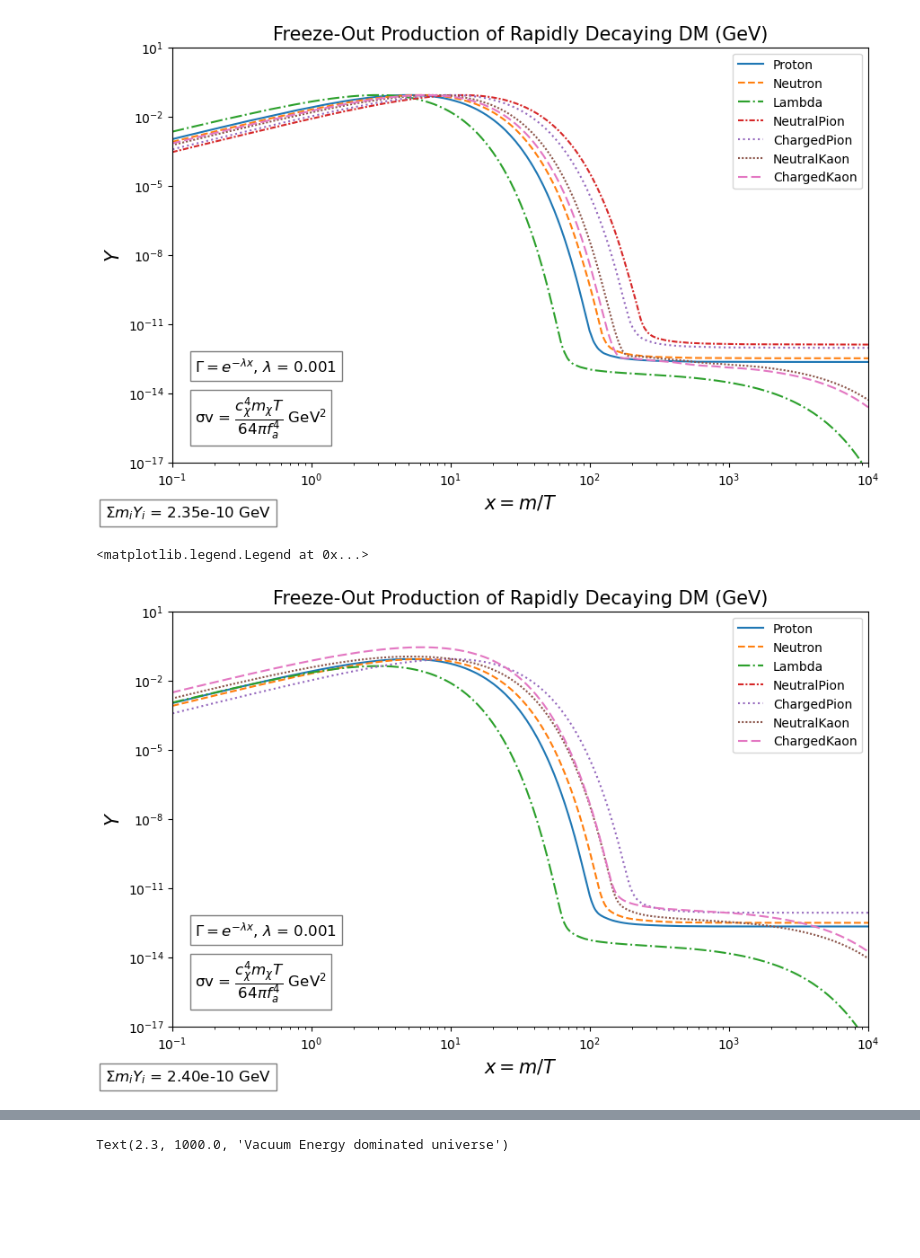
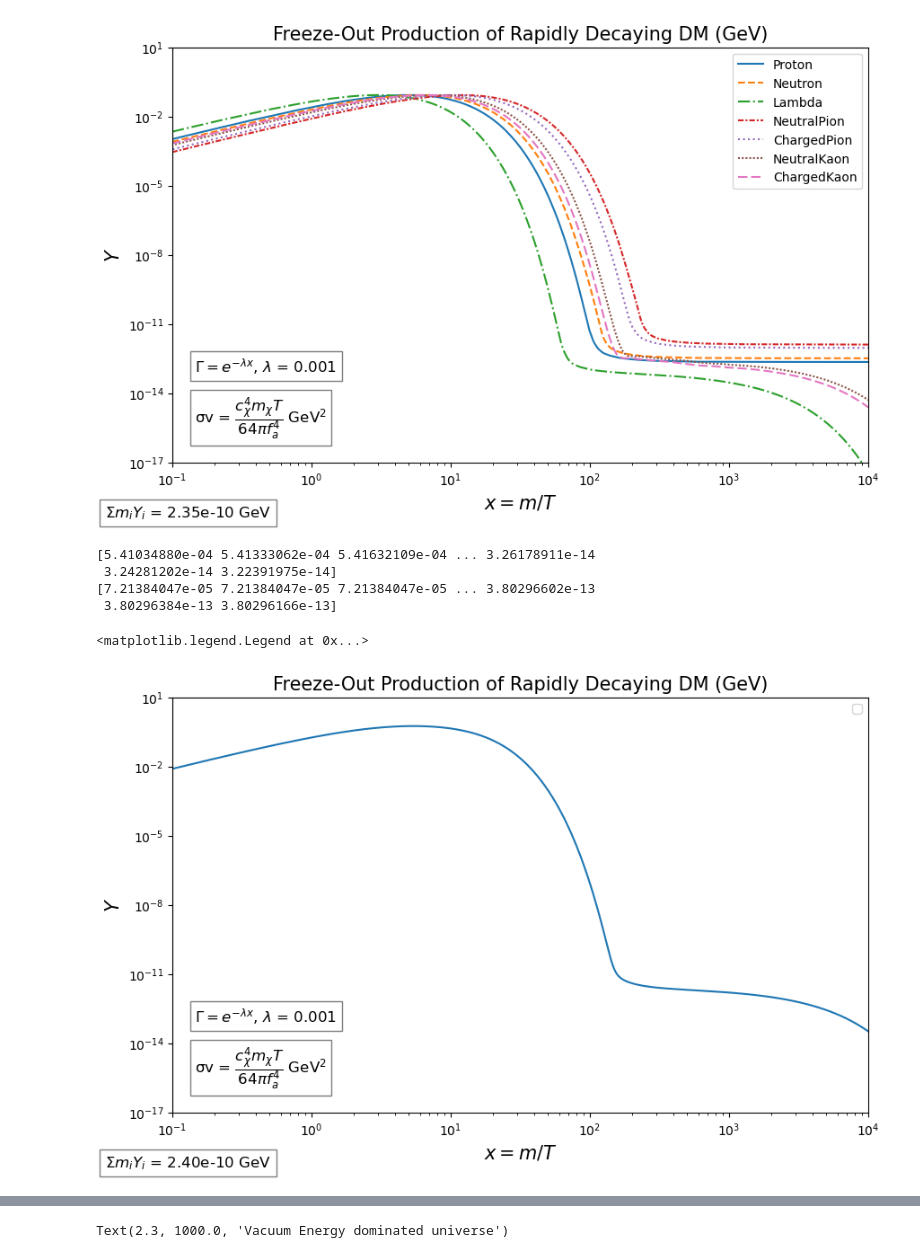
Before and after one commit to IgalPress/Thesis, a Jupyter notebook: FreezeOutCode.ipynb, the cells around one changed output, grey strips where cells are left out. Drawn from its saved outputs; the diff is of its cells as text; code cells hidden in the pictures; blank space fills up the shorter version.

Commit message:
Trying to fix the abundances being added properly for intermediate rate decay dark matter

```diff
--- a/FreezeOutCode.ipynb
+++ b/FreezeOutCode.ipynb
@@ -194,7 +194,7 @@ plt.legend()
 [figure]
 # %%
 # Integration setup
-particles = ["Proton", "Neutron", "Lambda", "NeutralPion", "ChargedPion", "NeutralKaon", "ChargedKaon"]
+particles = ["Proton", "Neutron", "NeutralPion", "ChargedPion","Lambda", "NeutralKaon", "ChargedKaon"]
 
 x_min, x_max = 1e-2, 1E4
 x_eval = np.logspace(np.log10(x_min), np.log10(x_max), 10000)
@@ -222,36 +222,65 @@ for particle in particles:
 
     Y_values = np.exp(sol.y[0])
 
     if particle in decay_products:
         Y_values_decay = Y_values * AvgDecayRate(x_eval)
+        if np.any(Y_values_decay < 0):
+            print("Warning: Decay contribution is negative! Check your decay model.")
         for products in decay_products[particle]:
             for product in products:
                 idx = particles.index(product)
-                FreezeOutNumber[idx, :] += 0.5 * Y_values_decay
+                initial_Proton_abundance = FreezeOutNumber[particles.index("Proton")].copy()
+                initial_Neutron_abundance = FreezeOutNumber[particles.index("Neutron")].copy()
+                initial_NeutralPion_abundance = FreezeOutNumber[particles.index("NeutralPion")].copy()
+                initial_ChargedPion_abundance = FreezeOutNumber[particles.index("ChargedPion")].copy()
 
-        plt.loglog(sol.t, FreezeOutNumber[idx, :], label=f'{particle}',linestyle=linestyles.get(particle, "-"))
+                FreezeOutNumber[particles.index("Proton")] += 0.5 * Y_values_decay
+                FreezeOutNumber[particles.index("Neutron")] += 0.5 * Y_values_decay
+                FreezeOutNumber[particles.index("NeutralPion")] += 0.5 * Y_values_decay
+                FreezeOutNumber[particles.index("ChargedPion")] += 0.5 * Y_values_decay
 
-    else:
-        plt.loglog(sol.t, Y_values, label=f'{particle}',linestyle=linestyles.get(particle, "-"))
+                final_Proton_abundance = FreezeOutNumber[particles.index("Proton")]
+                final_Neutron_abundance = FreezeOutNumber[particles.index("Neutron")]
+                final_NeutralPion_abundance = FreezeOutNumber[particles.index("NeutralPion")]
+                final_ChargedPion_abundance = FreezeOutNumber[particles.index("ChargedPion")]
+
+        #plt.loglog(sol.t, FreezeOutNumber[idx, :], label=f'{particle}',linestyle=linestyles.get(particle, "-"))
+
+    #else:
+        #plt.loglog(sol.t, Y_values, label=f'{particle}',linestyle=linestyles.get(particle, "-"))
 
     FreezeOutNumber[1, -1] = Y_values[-1]
     masses = np.append(masses, mass)
+
+Final_Proton_abundance = FreezeOutNumber[particles.index('Proton')] + final_Proton_abundance
+print(final_Proton_abundance)
+print(Y_values)
+plt.loglog(x_eval, FreezeOutNumber[particles.index('Proton')])
+#plt.loglog(x_eval, Final_Proton_abundance, label = 'Proton')
+#for Final_Products in (final_Proton_abundance, final_Neutron_abundance, final_NeutralPion_abundance, final_ChargedPion_abundance):
+#        print(f'particle = {particle}: {np.shape(Final_Products)}')
+
+#print(np.shape(FreezeOutNumber))
 
 #print('masses = ', masses)
 #print('fz', FreezeOutNumber)
 #print(f'Σm_i*Y_i = {np.sum(np.multiply(masses,FreezeOutNumber))} GeV')
 
 plt.gcf().text(0.15, 0.15, r"σv = $\dfrac{c_{χ}^{4} m_χT}{64πf_a^4} $ GeV$^{2}$", fontsize=12, ha='left', va='bottom', bbox=dict(facecolor='white', alpha=0.5))
 plt.gcf().text(0.15, 0.27, rf"$\Gamma = e^{{-\lambda x}}$, $\lambda$ = {DecayConstant}", fontsize=12, ha='left', va='bottom', bbox=dict(facecolor='white', alpha=0.5))
 plt.gcf().text(0.05, 0.001, rf"$\Sigma m_{{i}}Y_{{i}}$ = {format(np.sum(np.multiply(masses, FreezeOutNumber[1,-1])), '.2e')} GeV", fontsize=12, ha='left', va='bottom', bbox=dict(facecolor='white', alpha=0.5))
 
 plt.ylim(1E-17,10)
 plt.xlim(0.1,x_max)
 plt.xlabel('$x = m/T$', size= 15)
 plt.ylabel('$Y$', size= 15)
 plt.title('Freeze-Out Production of Rapidly Decaying DM (GeV)', size= 15)
 plt.legend()
 #plt.savefig('RapidlyDecayingFreezeOut.png', facecolor = 'w')
 # %% [output]
-<matplotlib.legend.Legend at 0x...>
+[5.41034880e-04 5.41333062e-04 5.41632109e-04 ... 3.26178911e-14
+ 3.24281202e-14 3.22391975e-14]
+[7.21384047e-05 7.21384047e-05 7.21384047e-05 ... 3.80296602e-13
+ 3.80296384e-13 3.80296166e-13]
+<matplotlib.legend.Legend at 0x...>
-[figure, old version]
+[figure, new version]
```
Also changed, not shown: parts of 1 cell of this notebook.
